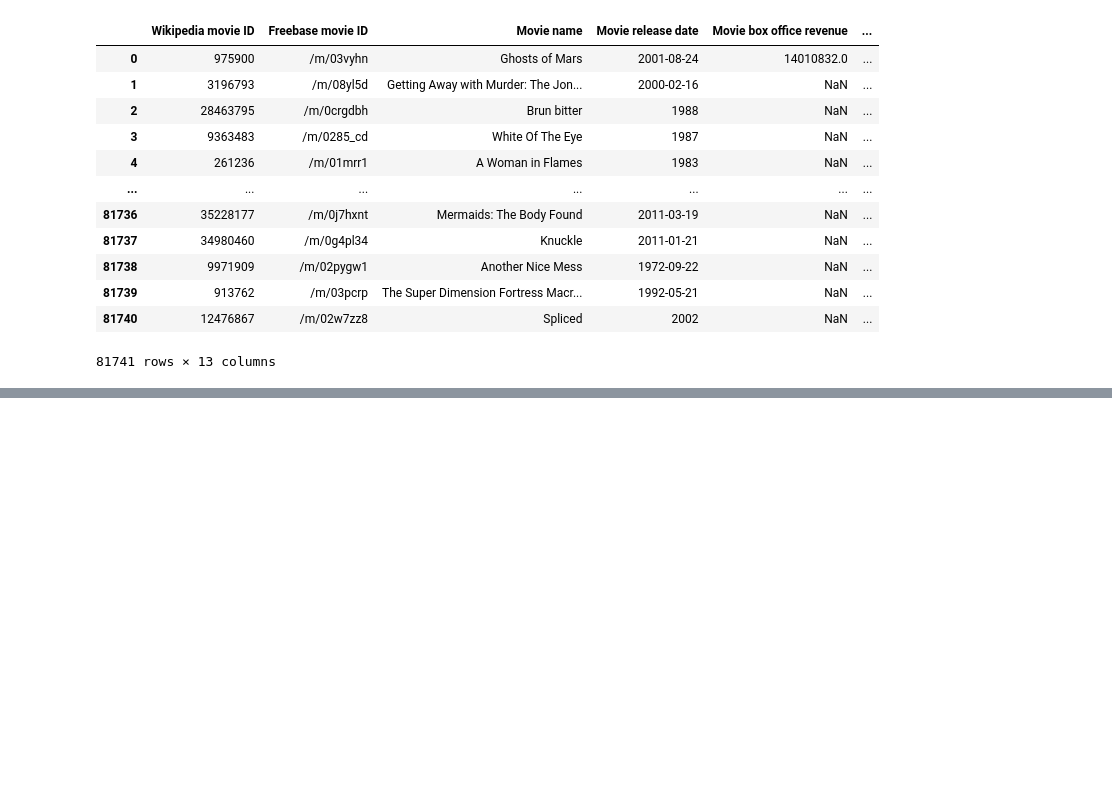
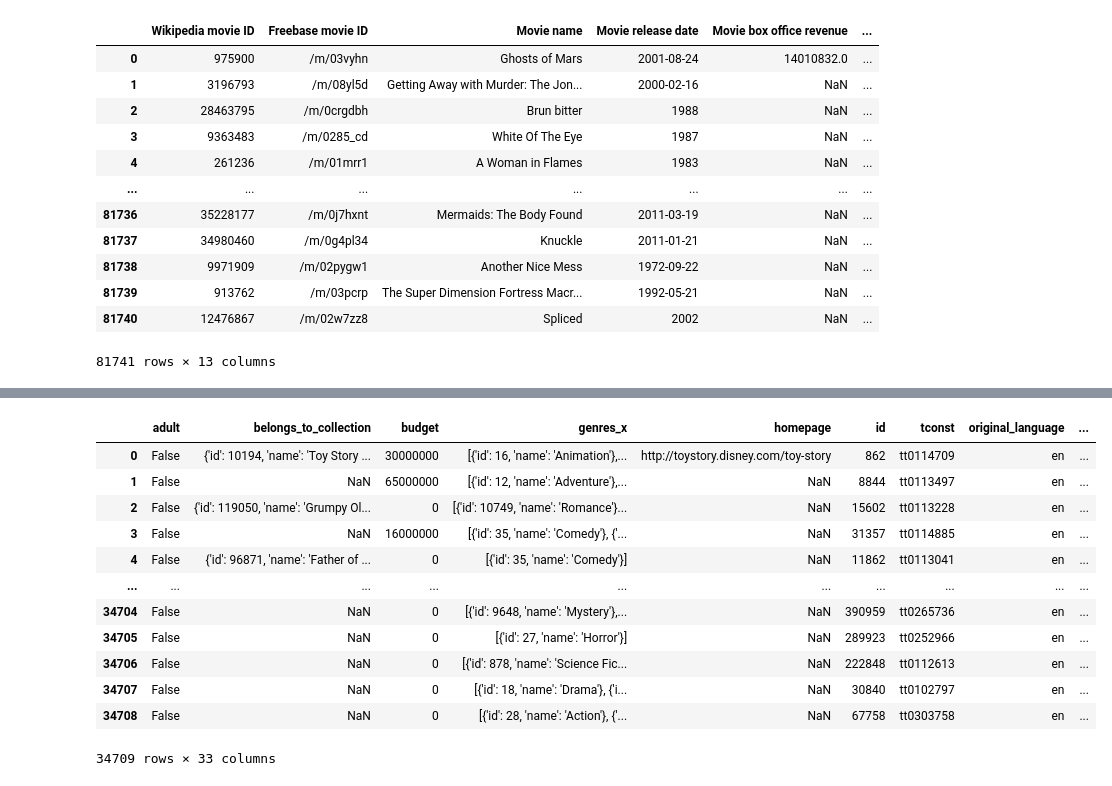
Before and after one commit to epfl-ada/ada-2022-project-datajugglers, a Jupyter notebook: Project_2.ipynb, the cells around one changed output, grey strips where cells are left out. Saved outputs shown, nothing was run; the diff lists cells and outputs as text; code cells hidden in the pictures; blank space fills up the shorter version.

```diff
--- a/Project_2.ipynb
+++ b/Project_2.ipynb
@@ -296,0 +330,20 @@ df_character_movie = df_movie.merge(df_character, how ='inner', on=['Wikipedia m
+# %%
+df_movies_kaggle.drop(df_movies_kaggle[df_movies_kaggle['vote_average'] == 0.0].index, inplace = True)
+df_movies_kaggle = df_movies_kaggle.rename(columns={"original_title": "Movie name", "imdb_id": "tconst"})
+df_movies_test = df_movies_kaggle.merge(df_IMDb_ex, how ='inner', on=['Movie name', 'tconst'])
+# %%
+df_movies_test
+# %% [output]
+|  | adult | belongs_to_collection | budget | genres_x | homepage | id | tconst | original_language | ... |
+| 0 | False | {'id': 10194, 'name': 'Toy Story ... | 30000000 | [{'id': 16, 'name': 'Animation'},... | http://toystory.disney.com/toy-story | 862 | tt0114709 | en | ... |
+| 1 | False | NaN | 65000000 | [{'id': 12, 'name': 'Adventure'},... | NaN | 8844 | tt0113497 | en | ... |
+| 2 | False | {'id': 119050, 'name': 'Grumpy Ol... | 0 | [{'id': 10749, 'name': 'Romance'}... | NaN | 15602 | tt0113228 | en | ... |
+| 3 | False | NaN | 16000000 | [{'id': 35, 'name': 'Comedy'}, {'... | NaN | 31357 | tt0114885 | en | ... |
+| 4 | False | {'id': 96871, 'name': 'Father of ... | 0 | [{'id': 35, 'name': 'Comedy'}] | NaN | 11862 | tt0113041 | en | ... |
+| ... | ... | ... | ... | ... | ... | ... | ... | ... | ... |
+| 34704 | False | NaN | 0 | [{'id': 9648, 'name': 'Mystery'},... | NaN | 390959 | tt0265736 | en | ... |
+| 34705 | False | NaN | 0 | [{'id': 27, 'name': 'Horror'}] | NaN | 289923 | tt0252966 | en | ... |
+| 34706 | False | NaN | 0 | [{'id': 878, 'name': 'Science Fic... | NaN | 222848 | tt0112613 | en | ... |
+| 34707 | False | NaN | 0 | [{'id': 18, 'name': 'Drama'}, {'i... | NaN | 30840 | tt0102797 | en | ... |
+| 34708 | False | NaN | 0 | [{'id': 28, 'name': 'Action'}, {'... | NaN | 67758 | tt0303758 | en | ... |
+34709 rows × 33 columns
```
Also changed, not shown: parts of 33 cells of this notebook.
